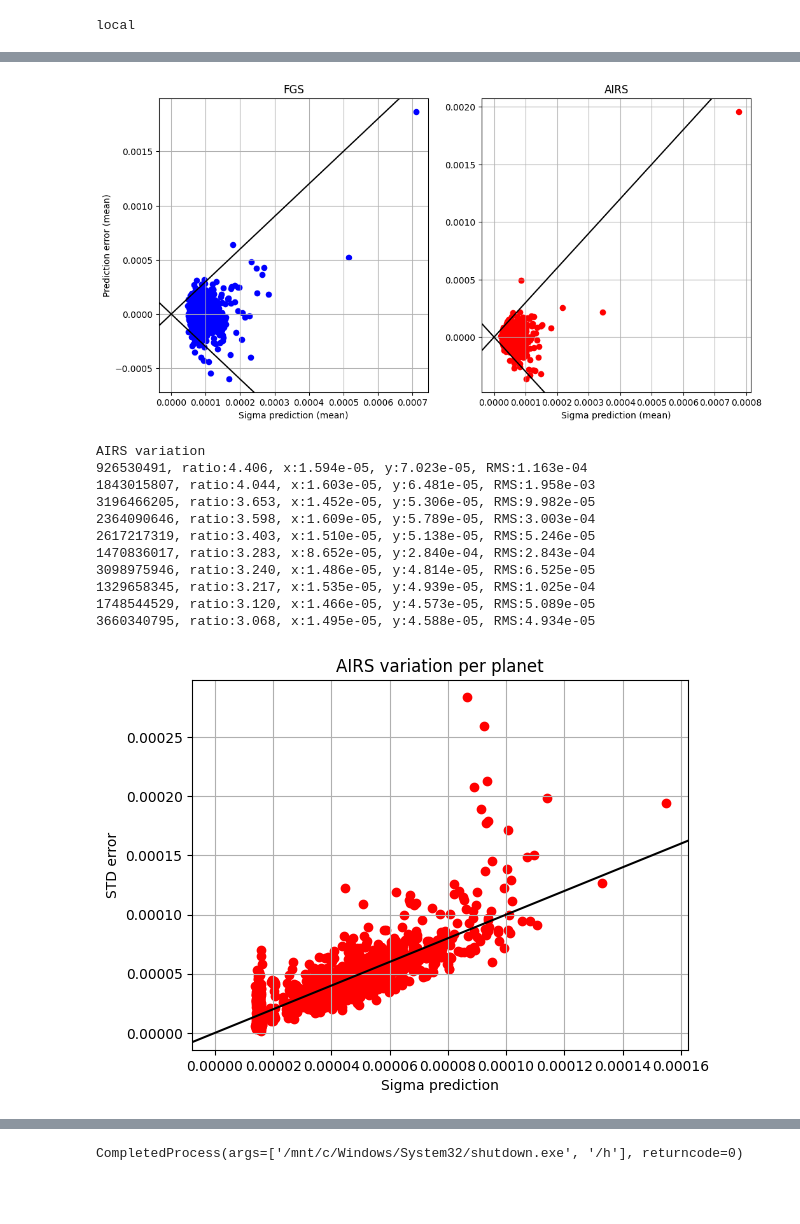
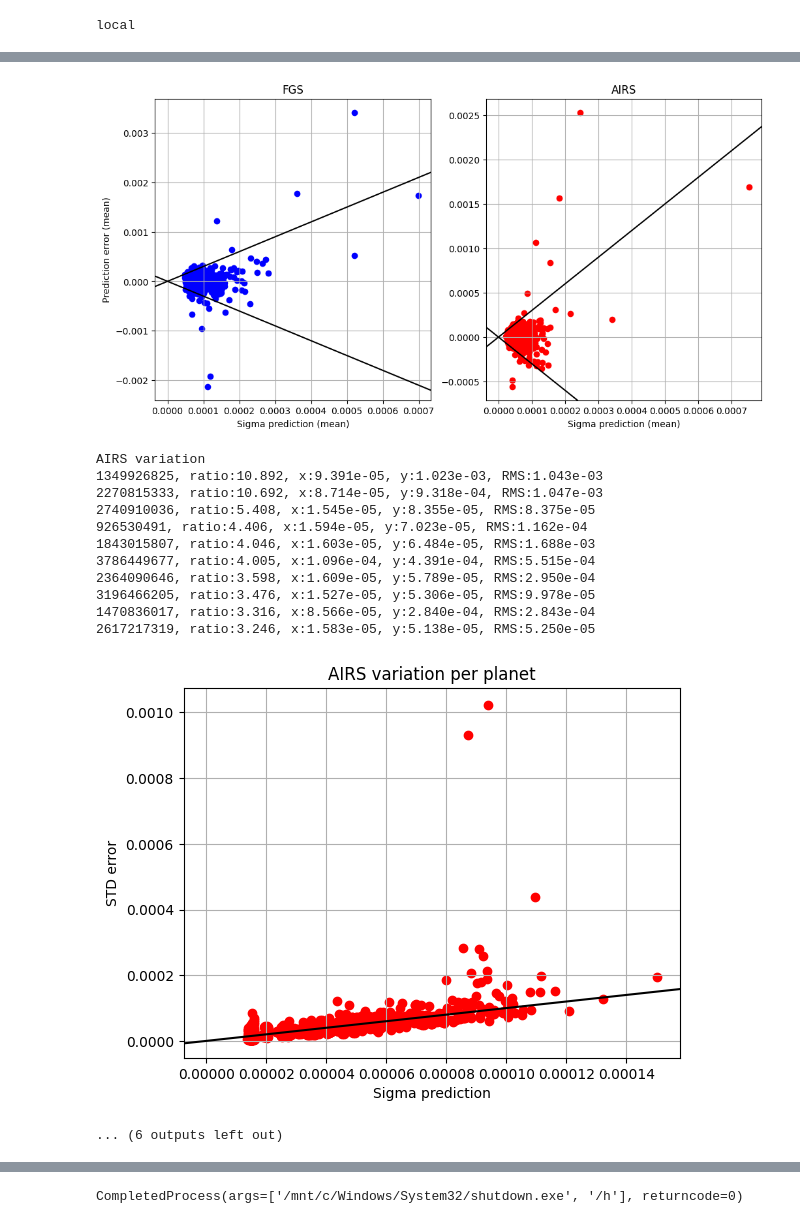
Before and after one commit to jcottaar/ariel2, a Jupyter notebook: evaluate_model.ipynb, the cells around one changed output, grey strips where cells are left out. Cells and saved outputs as stored; diff of their text form; code cells hidden in the pictures; blank space fills up the shorter version.

```diff
--- a/evaluate_model.ipynb
+++ b/evaluate_model.ipynb
@@ -25,7 +25,7 @@ todo = dict()
 
 model = ariel_model.Fudger(model=ariel_gp.PredictionModel())
 model.model.run_in_parallel = True
-todo['Baseline GP'] = model
+#todo['Baseline GP'] = model
 
 # model = ariel_model.Fudger(model=ariel_gp.PredictionModel())
 # model.model.run_in_parallel = True
@@ -35,10 +35,35 @@ model = ariel_model.Fudger(model=ariel_gp.PredictionModel())
 model.model.run_in_parallel = True
 loaders = model.model.starter_model.loaders
 loaders[0].apply_wavelength_binning = ariel_load_FGS.ApplyWavelengthBinningFGS2()
+loaders[0].apply_wavelength_binning.n_mean_pixels = 0
 loaders[0].apply_pixel_corrections.mask_hot = False
 loaders[0].apply_full_sensor_corrections.inpainting_2d = False
+loaders[0].apply_full_sensor_corrections.restore_invalids = False
 loaders[0].apply_full_sensor_corrections.remove_background_based_on_pixels = False
 todo['New FGS'] = model
+
+model = ariel_model.Fudger(model=ariel_gp.PredictionModel())
+model.model.run_in_parallel = True
+loaders = model.model.starter_model.loaders
+loaders[0].apply_wavelength_binning = ariel_load_FGS.ApplyWavelengthBinningFGS2()
+loaders[0].apply_wavelength_binning.n_mean_pixels = 0
+loaders[0].apply_pixel_corrections.mask_hot = False
+loaders[0].apply_full_sensor_corrections.inpainting_2d = True
+loaders[0].apply_full_sensor_corrections.restore_invalids = True
+loaders[0].apply_full_sensor_corrections.remove_background_based_on_pixels = True
+todo['New FGS mf'] = model
+
+model = ariel_model.Fudger(model=ariel_gp.PredictionModel())
+model.model.run_in_parallel = True
+loaders = model.model.starter_model.loaders
+loaders[0].apply_wavelength_binning = ariel_load_FGS.ApplyWavelengthBinningFGS2()
+loaders[0].apply_wavelength_binning.n_mean_pixels = 0
+loaders[0].apply_pixel_corrections.mask_hot = False
+loaders[0].apply_full_sensor_corrections.inpainting_2d = True
+loaders[0].apply_full_sensor_corrections.restore_invalids = True
+loaders[0].apply_full_sensor_corrections.remove_background_based_on_pixels = True
+model.model.model_options.FGS_order = 3
+todo['New FGS mf+ poly FGS'] = model
 
 
 # model = ariel_model.Fudger(model=ariel_gp.PredictionModel())
@@ -112,5 +152,5 @@ RMS error AIRS: 151.75 ppm
 # %%
-ignore_bad_planets = True
+ignore_bad_planets = False
 def filter_bad_data(data):
     data_out = []
     for d in data:
@@ -291,16 +331,17 @@ AIRS
-[figure, old version]
+[figure, new version]
 AIRS variation
-926530491, ratio:4.406, x:1.594e-05, y:7.023e-05, RMS:1.163e-04
-1843015807, ratio:4.044, x:1.603e-05, y:6.481e-05, RMS:1.958e-03
-3196466205, ratio:3.653, x:1.452e-05, y:5.306e-05, RMS:9.982e-05
-2364090646, ratio:3.598, x:1.609e-05, y:5.789e-05, RMS:3.003e-04
-2617217319, ratio:3.403, x:1.510e-05, y:5.138e-05, RMS:5.246e-05
-1470836017, ratio:3.283, x:8.652e-05, y:2.840e-04, RMS:2.843e-04
-3098975946, ratio:3.240, x:1.486e-05, y:4.814e-05, RMS:6.525e-05
-1329658345, ratio:3.217, x:1.535e-05, y:4.939e-05, RMS:1.025e-04
-1748544529, ratio:3.120, x:1.466e-05, y:4.573e-05, RMS:5.089e-05
-3660340795, ratio:3.068, x:1.495e-05, y:4.588e-05, RMS:4.934e-05
+1349926825, ratio:10.892, x:9.391e-05, y:1.023e-03, RMS:1.043e-03
+2270815333, ratio:10.692, x:8.714e-05, y:9.318e-04, RMS:1.047e-03
+2740910036, ratio:5.408, x:1.545e-05, y:8.355e-05, RMS:8.375e-05
+926530491, ratio:4.406, x:1.594e-05, y:7.023e-05, RMS:1.162e-04
+1843015807, ratio:4.046, x:1.603e-05, y:6.484e-05, RMS:1.688e-03
+3786449677, ratio:4.005, x:1.096e-04, y:4.391e-04, RMS:5.515e-04
+2364090646, ratio:3.598, x:1.609e-05, y:5.789e-05, RMS:2.950e-04
+3196466205, ratio:3.476, x:1.527e-05, y:5.306e-05, RMS:9.978e-05
+1470836017, ratio:3.316, x:8.566e-05, y:2.840e-04, RMS:2.843e-04
+2617217319, ratio:3.246, x:1.583e-05, y:5.138e-05, RMS:5.250e-05
-[figure, old version]
+[figure, new version]
+... (6 outputs left out)
 # %%
 compare1= list(todo.keys())[0]
 data1 = kgs.dill_load(fname(compare1))[0]
```
Also changed, not shown: parts of 4 cells of this notebook, 7 other files.
